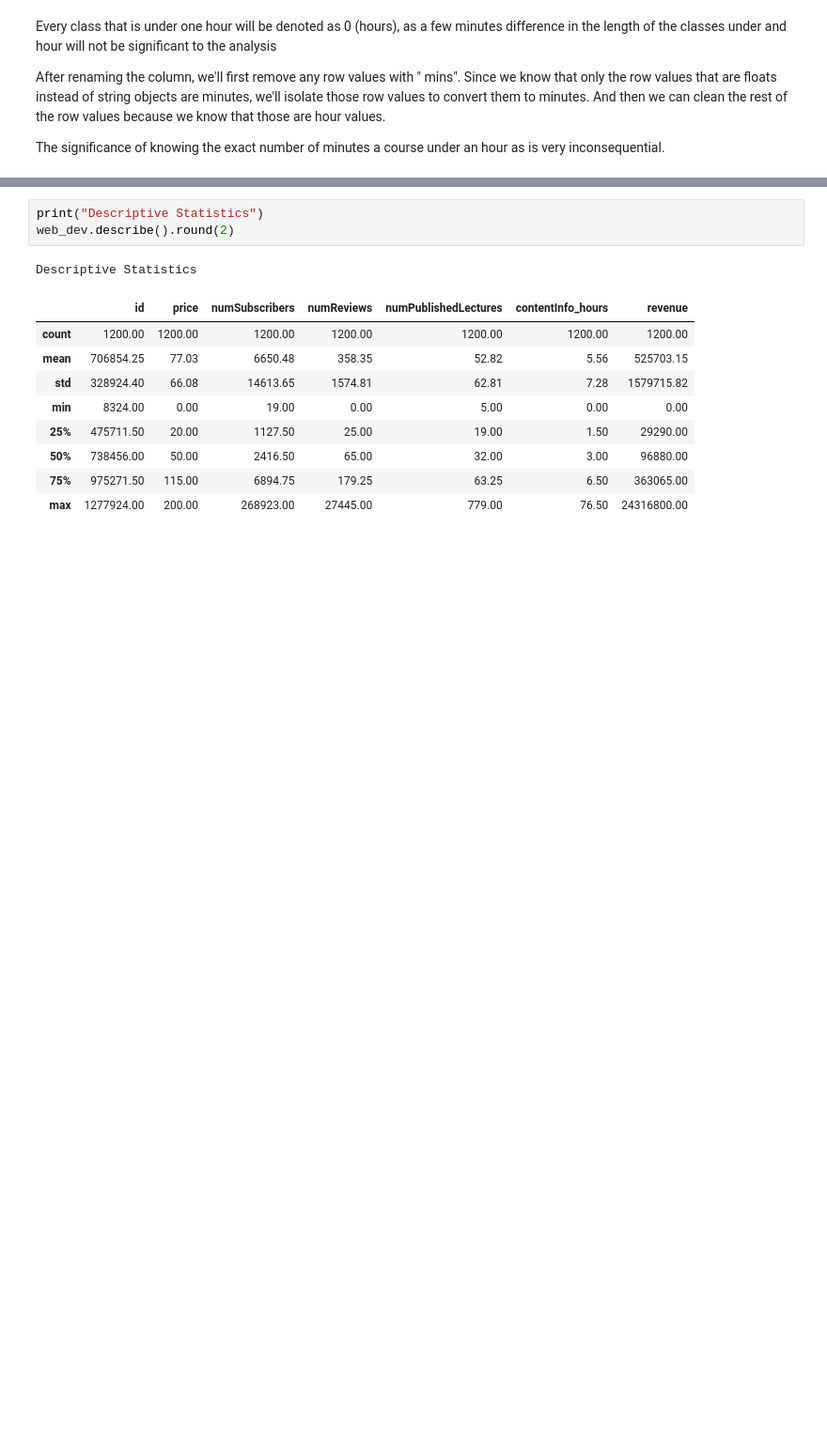
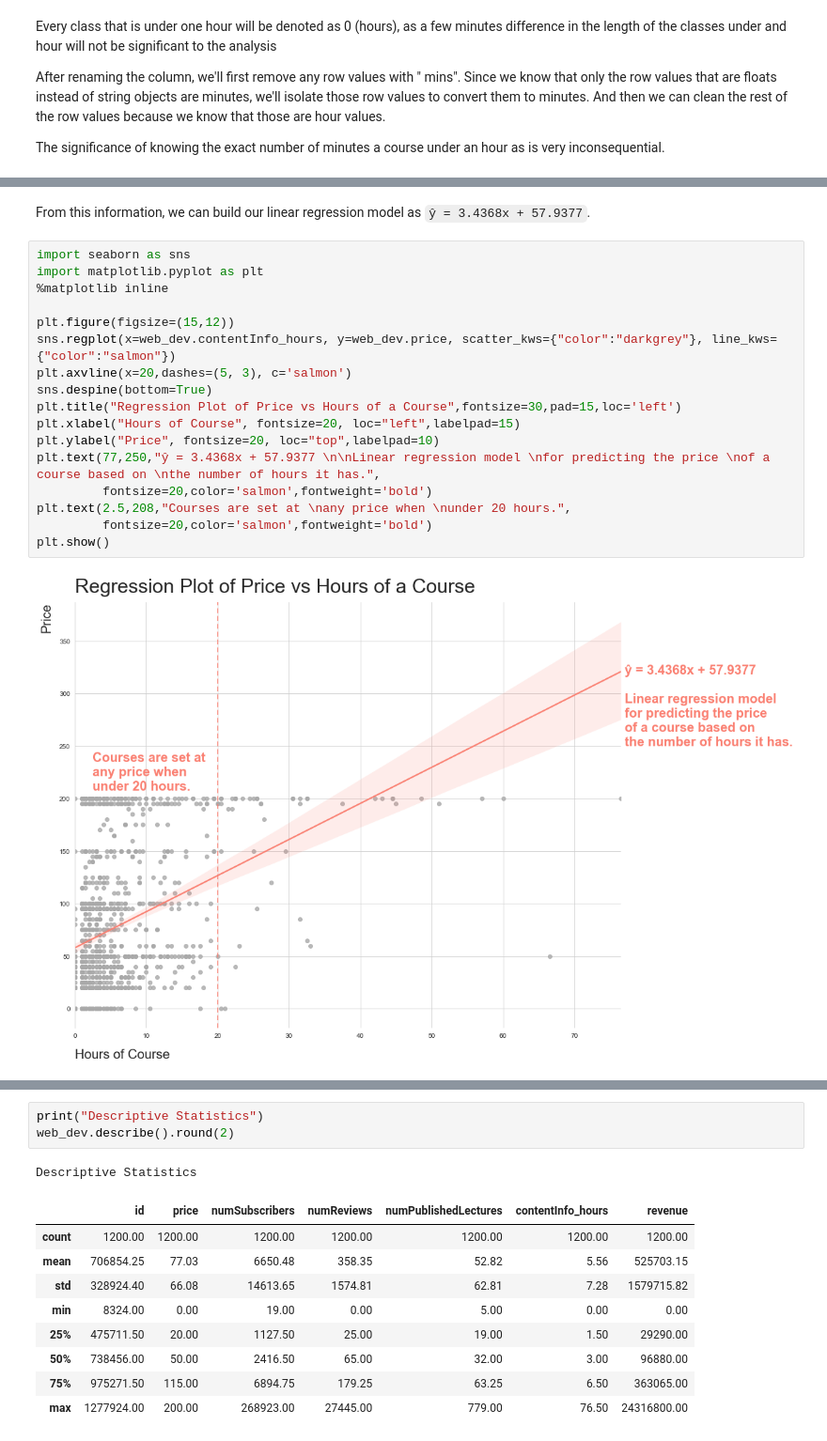
Before and after one commit to willnguyen14/udemy-viz-project, a Jupyter notebook: udemy.ipynb, the cells around one changed output, grey strips where cells are left out. Shown at 94% size. Cells and saved outputs as stored; diff of their text form; blank space fills up the shorter version.

```diff
--- a/udemy.ipynb
+++ b/udemy.ipynb
@@ -159,0 +272,21 @@ Now that cleaning is completed, we will do some basic descriptive statistics to
+# %% [markdown]
+From this information, we can build our linear regression model as `ŷ = 3.4368x + 57.9377`.
+# %%
+import seaborn as sns
+import matplotlib.pyplot as plt
+%matplotlib inline
+
+plt.figure(figsize=(15,12))
+sns.regplot(x=web_dev.contentInfo_hours, y=web_dev.price, scatter_kws={"color":"darkgrey"}, line_kws={"color":"salmon"})
+plt.axvline(x=20,dashes=(5, 3), c='salmon')
+sns.despine(bottom=True)
+plt.title("Regression Plot of Price vs Hours of a Course",fontsize=30,pad=15,loc='left')
+plt.xlabel("Hours of Course", fontsize=20, loc="left",labelpad=15)
+plt.ylabel("Price", fontsize=20, loc="top",labelpad=10)
+plt.text(77,250,"ŷ = 3.4368x + 57.9377 \n\nLinear regression model \nfor predicting the price \nof a course based on \nthe number of hours it has.",
+         fontsize=20,color='salmon',fontweight='bold')
+plt.text(2.5,208,"Courses are set at \nany price when \nunder 20 hours.",
+         fontsize=20,color='salmon',fontweight='bold')
+plt.show()
+# %% [output]
+[figure, added]
```
Also changed, not shown: parts of 46 cells of this notebook.
